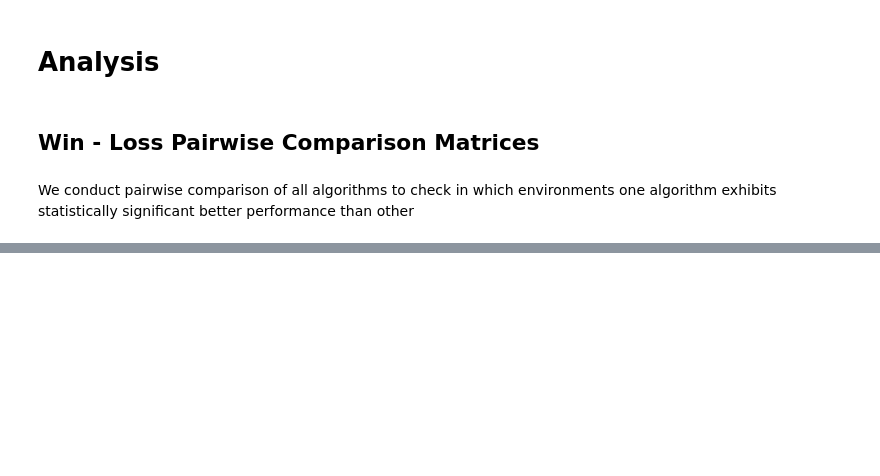
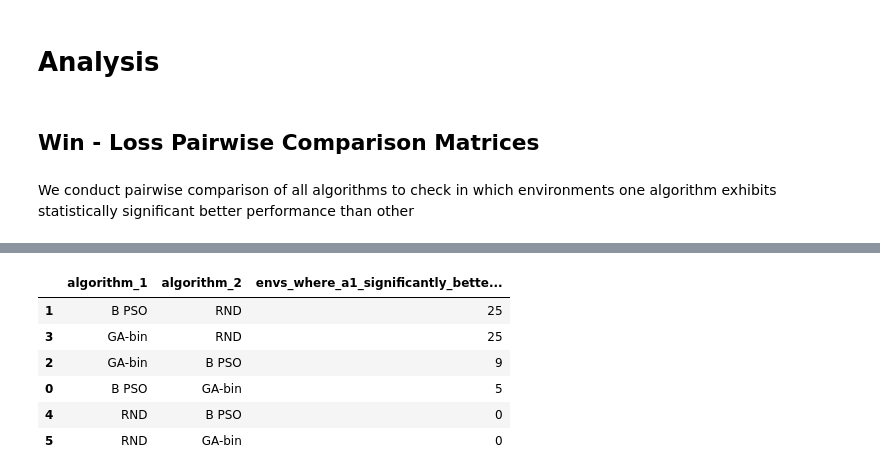
Before and after one commit to spartan14799/evolutionary-tax-strategies-sez, a Jupyter notebook: data_analysis/experiment/experiment_analysis.ipynb, the cells around one changed output, grey strips where cells are left out. Saved outputs shown, nothing was run; the diff lists cells and outputs as text; code cells hidden in the pictures; blank space fills up the shorter version.

```diff
--- a/data_analysis/experiment/experiment_analysis.ipynb
+++ b/data_analysis/experiment/experiment_analysis.ipynb
@@ -66,0 +194,10 @@ df_analysis = df_exp[df_exp['algorithm'].isin(algorithms)]
+# %%
+summary_holm
+# %% [output]
+|  | algorithm_1 | algorithm_2 | envs_where_a1_significantly_bette... |
+| 1 | B PSO | RND | 25 |
+| 3 | GA-bin | RND | 25 |
+| 2 | GA-bin | B PSO | 9 |
+| 0 | B PSO | GA-bin | 5 |
+| 4 | RND | B PSO | 0 |
+| 5 | RND | GA-bin | 0 |
```
Also changed, not shown: parts of 22 cells of this notebook.
